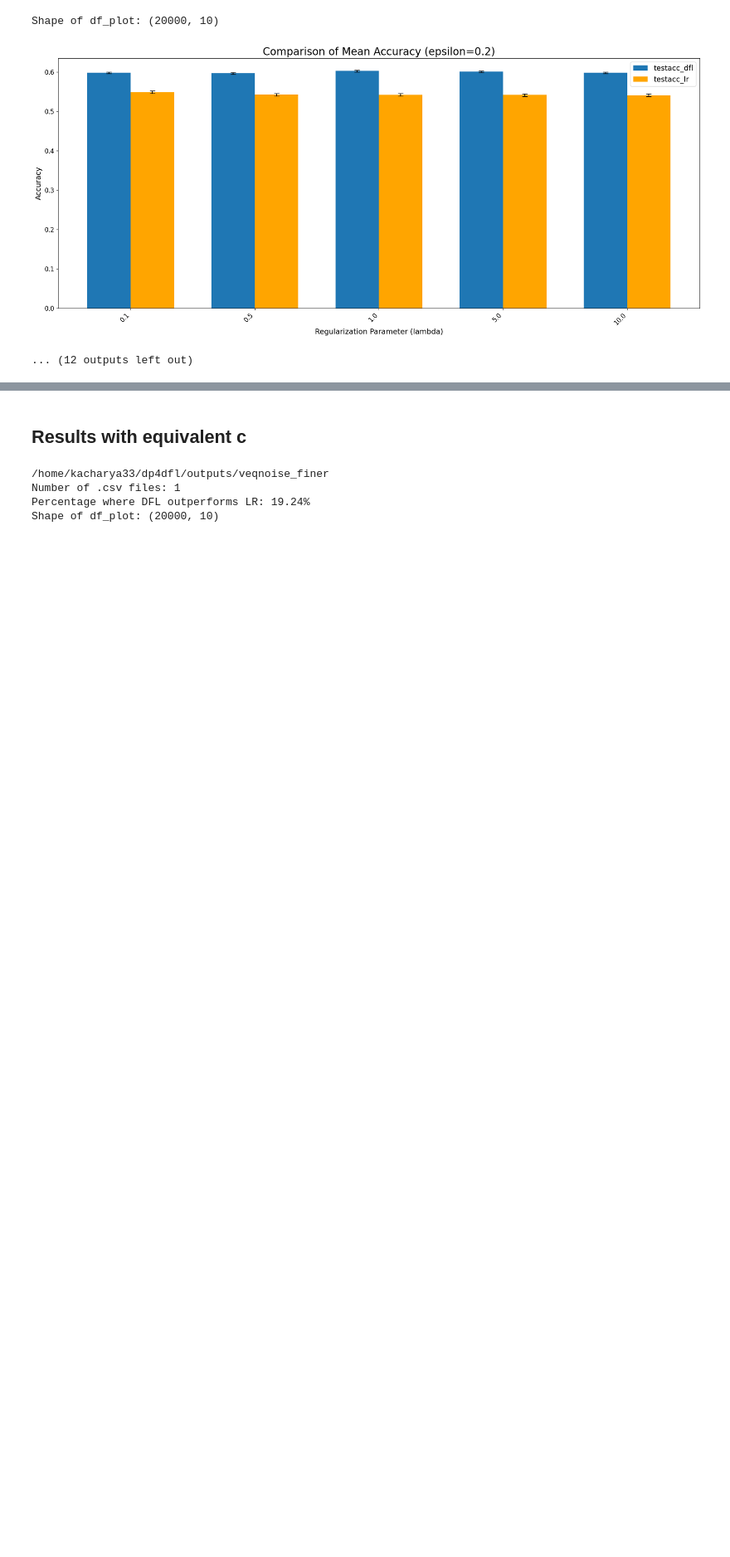
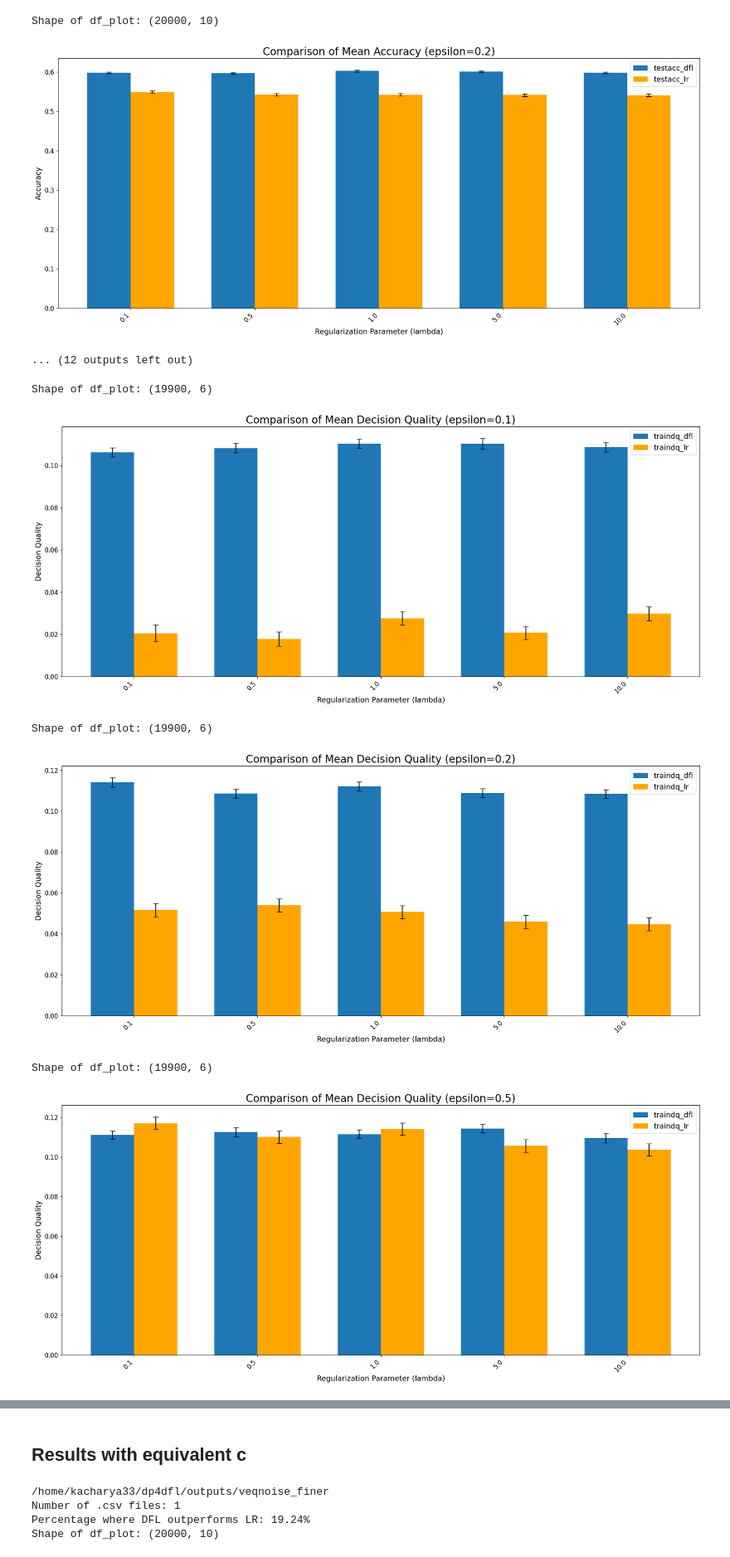
Before and after one commit to krishnacharya/dfldp, a Jupyter notebook: notebooks/dfl_vs_2stage.ipynb, the cells around one changed output, grey strips where cells are left out. Shown at 83% size. Saved outputs shown, nothing was run; the diff lists cells and outputs as text; code cells hidden in the pictures; blank space fills up the shorter version.

```diff
--- a/notebooks/dfl_vs_2stage.ipynb
+++ b/notebooks/dfl_vs_2stage.ipynb
@@ -391,3 +391,24 @@ Shape of df_plot: (20000, 10)
 Shape of df_plot: (20000, 10)
 [figure]
 ... (12 outputs left out)
+# %%
+cols_to_use = ['epsilon', 'lamb_dfl', 'lamb_lr', 'c_dfl', 'traindq_dfl', 'traindq_lr']
+
+plot_grouped_dq(df_all, cols_to_use, 'lamb_dfl', 'traindq_dfl', 'lamb_lr', 'traindq_lr', metric='Decision Quality', epsilon=0.1,
+                title_fontsize=20, label_fontsize=14, tick_fontsize=12)
+
+plot_grouped_dq(df_all, cols_to_use, 'lamb_dfl', 'traindq_dfl', 'lamb_lr', 'traindq_lr', metric='Decision Quality', epsilon=0.2,
+                title_fontsize=20, label_fontsize=14, tick_fontsize=12)
+
+plot_grouped_dq(df_all, cols_to_use, 'lamb_dfl', 'traindq_dfl', 'lamb_lr', 'traindq_lr', metric='Decision Quality', epsilon=0.5,
+                title_fontsize=20, label_fontsize=14, tick_fontsize=12)
+
+plot_grouped_dq(df_all, cols_to_use, 'lamb_dfl', 'traindq_dfl', 'lamb_lr', 'traindq_lr', metric='Decision Quality', epsilon=1.0,
+                title_fontsize=20, label_fontsize=14, tick_fontsize=12)
+# %% [output]
+Shape of df_plot: (19900, 6)
+[figure, added]
+Shape of df_plot: (19900, 6)
+[figure, added]
+Shape of df_plot: (19900, 6)
+[figure, added]
```
Also changed, not shown: parts of 6 cells of this notebook, 5 other files.
